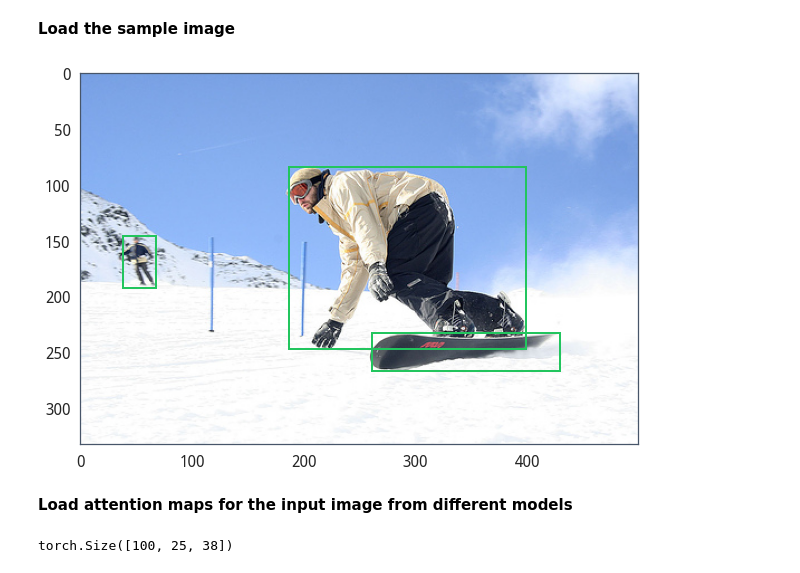
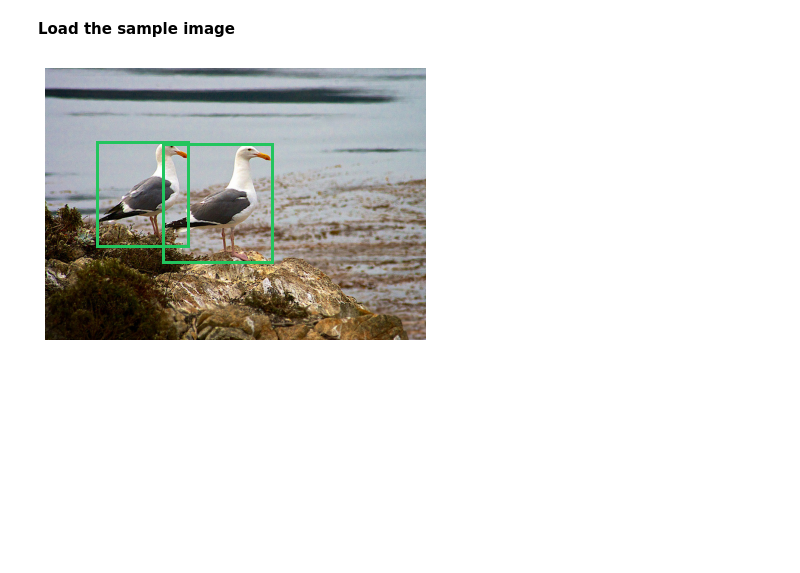
Before and after one commit to erikdao/sparse-detector, a Jupyter notebook: notebooks/visualize_attentions.ipynb, the cells around one changed output. Drawn from its saved outputs; the diff is of its cells as text; code cells hidden in the pictures; blank space fills up the shorter version.

Commit message:
Add: attention visualizations

```diff
--- a/notebooks/visualize_attentions.ipynb
+++ b/notebooks/visualize_attentions.ipynb
@@ -58,25 +69,19 @@ def get_annos_for_img(img_id: int) -> Any:
 # %% [markdown]
 **Load the sample image**
 # %%
-image_id = 350405
+image_id = 250205
 img = Image.open(coco_path / (f"{image_id}".rjust(12, '0') + '.jpg'))
 
-fig, ax = plt.subplots(figsize=(10, 8))
+fig, ax = plt.subplots(figsize=(8, 5))
 ax.imshow(img)
 ax.grid(False)
+ax.axis('off')
 
 img_annos = get_annos_for_img(image_id)
 for img_anno in img_annos:
     x, y, w, h = img_anno['bbox']
-    ax.add_patch(patches.Rectangle((x, y), w, h, fill=False, edgecolor=ColorPalette.GREEN, lw=2))
+    ax.add_patch(patches.Rectangle((x, y), w, h, fill=False, edgecolor=ColorPalette.GREEN, lw=3))
+
+fig.savefig(f"images/attn_viz/{image_id}_img.png", bbox_inches="tight")
 # %% [output]
-[figure, old version]
+[figure, new version]
-# %% [markdown]
-**Load attention maps for the input image from different models**
-# %%
-fname = f"{image_id}".rjust(12, '0') + '.pt'
-
-attn_maps = torch.load(Path(package_root) / "outputs" / "attentions" / "alpha_entmax" / fname, map_location="cpu")
-attn_maps['attentions'].size()
-# %% [output]
-torch.Size([100, 25, 38])
```
Also changed, not shown: parts of 10 cells of this notebook, 9 other files.
